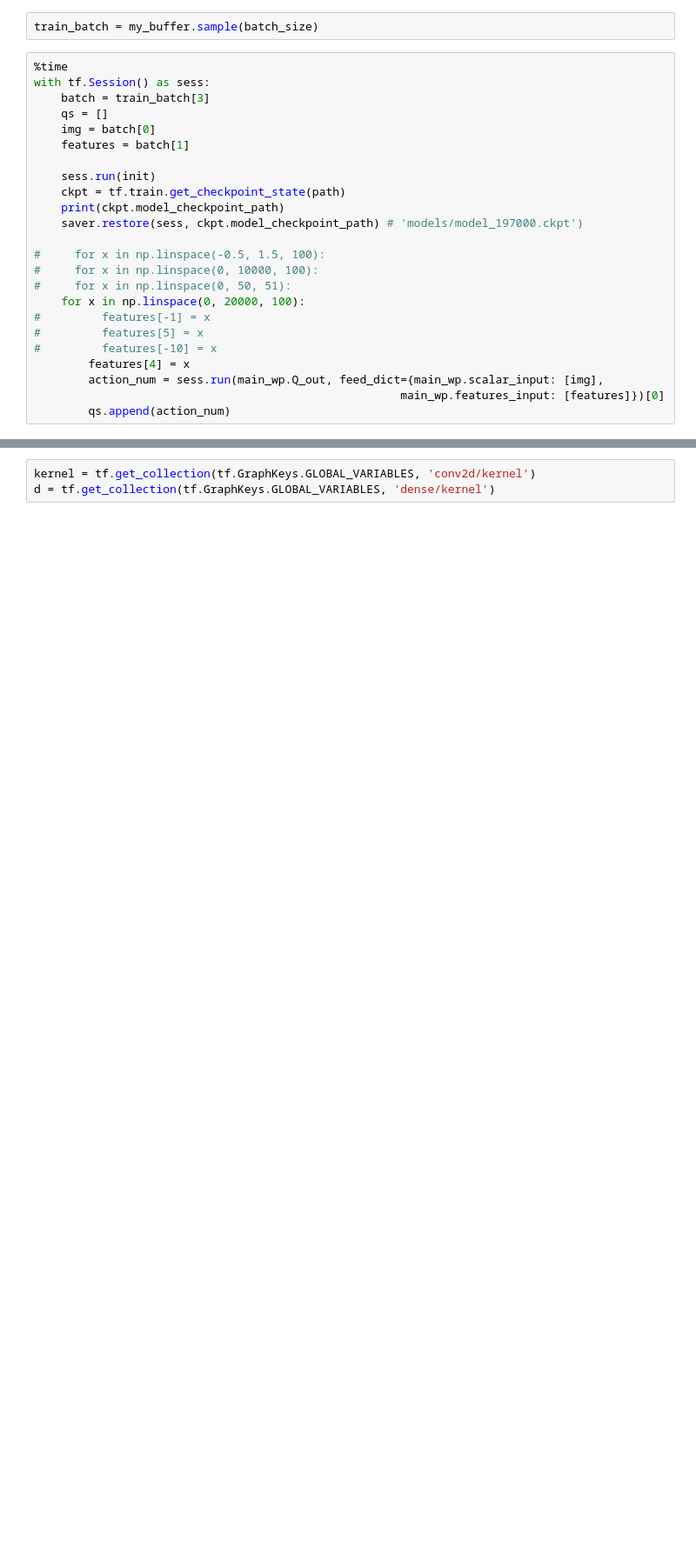
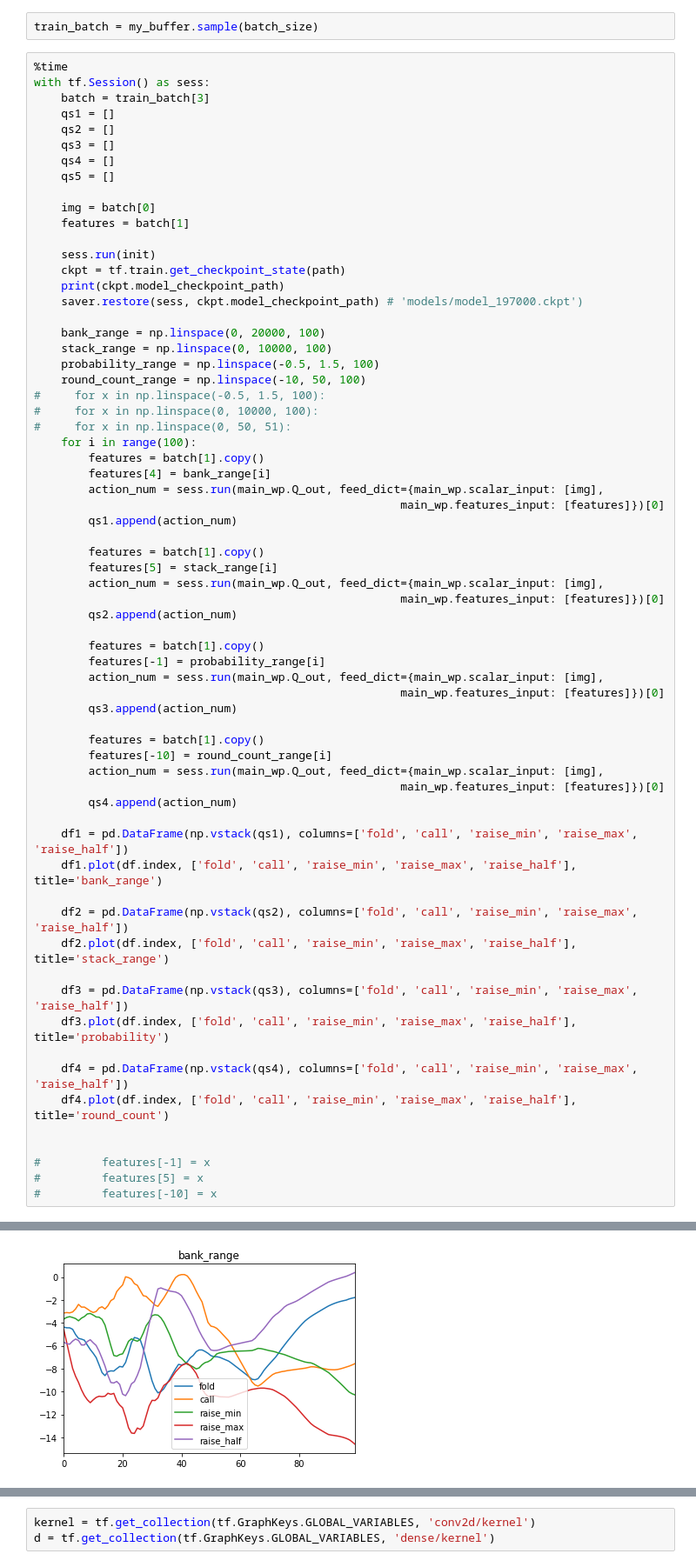
Before and after one commit to EvgenyKashin/TensorPoker, a Jupyter notebook: notebooks/DQNPlayerTraining.ipynb, the cells around one changed output, grey strips where cells are left out. Shown at 87% size. Saved outputs shown, nothing was run; the diff lists cells and outputs as text; blank space fills up the shorter version.

```diff
--- a/notebooks/DQNPlayerTraining.ipynb
+++ b/notebooks/DQNPlayerTraining.ipynb
@@ -412,7 +422,12 @@ train_batch = my_buffer.sample(batch_size)
 %time
 with tf.Session() as sess:
     batch = train_batch[3]
-    qs = []
+    qs1 = []
+    qs2 = []
+    qs3 = []
+    qs4 = []
+    qs5 = []
+
     img = batch[0]
     features = batch[1]
 
@@ -421,16 +436,53 @@ with tf.Session() as sess:
     print(ckpt.model_checkpoint_path)
     saver.restore(sess, ckpt.model_checkpoint_path) # 'models/model_197000.ckpt')
 
+    bank_range = np.linspace(0, 20000, 100)
+    stack_range = np.linspace(0, 10000, 100)
+    probability_range = np.linspace(-0.5, 1.5, 100)
+    round_count_range = np.linspace(-10, 50, 100)
 #     for x in np.linspace(-0.5, 1.5, 100):
 #     for x in np.linspace(0, 10000, 100):
 #     for x in np.linspace(0, 50, 51):
-    for x in np.linspace(0, 20000, 100):
+    for i in range(100):
+        features = batch[1].copy()
+        features[4] = bank_range[i]
+        action_num = sess.run(main_wp.Q_out, feed_dict={main_wp.scalar_input: [img],
+                                                      main_wp.features_input: [features]})[0]
+        qs1.append(action_num)
+
+        features = batch[1].copy()
+        features[5] = stack_range[i]
+        action_num = sess.run(main_wp.Q_out, feed_dict={main_wp.scalar_input: [img],
+                                                      main_wp.features_input: [features]})[0]
+        qs2.append(action_num)
+
+        features = batch[1].copy()
+        features[-1] = probability_range[i]
+        action_num = sess.run(main_wp.Q_out, feed_dict={main_wp.scalar_input: [img],
+                                                      main_wp.features_input: [features]})[0]
+        qs3.append(action_num)
+
+        features = batch[1].copy()
+        features[-10] = round_count_range[i]
+        action_num = sess.run(main_wp.Q_out, feed_dict={main_wp.scalar_input: [img],
+                                                      main_wp.features_input: [features]})[0]
+        qs4.append(action_num)
+
+    df1 = pd.DataFrame(np.vstack(qs1), columns=['fold', 'call', 'raise_min', 'raise_max', 'raise_half'])
+    df1.plot(df.index, ['fold', 'call', 'raise_min', 'raise_max', 'raise_half'], title='bank_range')
+
+    df2 = pd.DataFrame(np.vstack(qs2), columns=['fold', 'call', 'raise_min', 'raise_max', 'raise_half'])
+    df2.plot(df.index, ['fold', 'call', 'raise_min', 'raise_max', 'raise_half'], title='stack_range')
+
+    df3 = pd.DataFrame(np.vstack(qs3), columns=['fold', 'call', 'raise_min', 'raise_max', 'raise_half'])
+    df3.plot(df.index, ['fold', 'call', 'raise_min', 'raise_max', 'raise_half'], title='probability')
+
+    df4 = pd.DataFrame(np.vstack(qs4), columns=['fold', 'call', 'raise_min', 'raise_max', 'raise_half'])
+    df4.plot(df.index, ['fold', 'call', 'raise_min', 'raise_max', 'raise_half'], title='round_count')
+
+
 #         features[-1] = x
 #         features[5] = x
 #         features[-10] = x
-        features[4] = x
-        action_num = sess.run(main_wp.Q_out, feed_dict={main_wp.scalar_input: [img],
-                                                      main_wp.features_input: [features]})[0]
-        qs.append(action_num)
 # %% [output]
 CPU times: user 0 ns, sys: 0 ns, total: 0 ns
@@ -439,0 +492 @@ INFO:tensorflow:Restoring parameters from models/model_88000.ckpt
+[figure, added]
```
Also changed, not shown: parts of 25 cells of this notebook, 1 other file.
